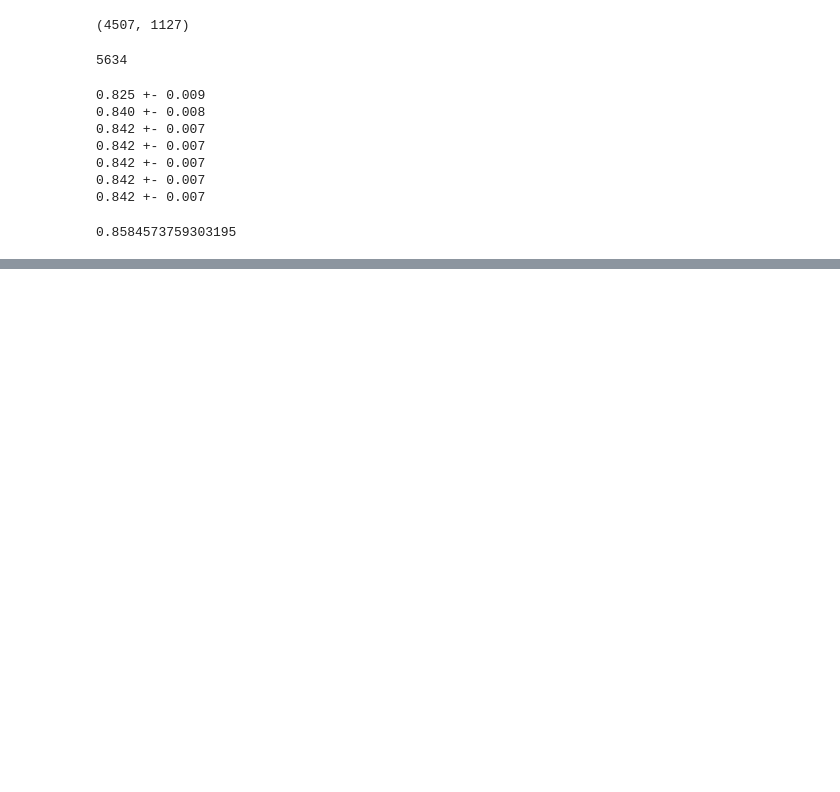
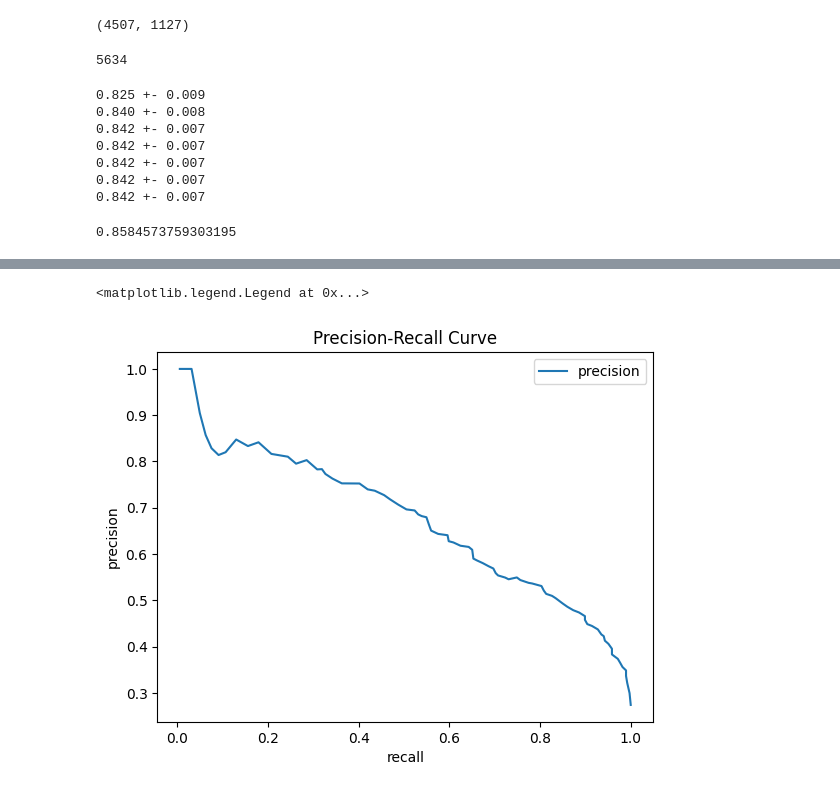
Before and after one commit to fxmidaaa/ml-homework-practice, a Jupyter notebook: homework4_evaluation_metrics/notes.ipynb, the cells around one changed output, grey strips where cells are left out. Saved outputs shown, nothing was run; the diff lists cells and outputs as text; code cells hidden in the pictures; blank space fills up the shorter version.

Commit message:
checked out the F1 score + plot the precision-recall curve.

```diff
--- a/homework4_evaluation_metrics/notes.ipynb
+++ b/homework4_evaluation_metrics/notes.ipynb
@@ -537,3 +542,8 @@ auc = roc_auc_score(y_test, y_pred)
 auc
 # %% [output]
 0.8584573759303195
+# %%
+df_scores['precision'] = df_scores.true_positive / (df_scores.true_positive + df_scores.false_positive)
+df_scores['recall'] = df_scores.true_positive / (df_scores.true_positive + df_scores.false_negative)
+
+df_scores[::10]
@@ -539,0 +563,10 @@ auc
+# %%
+plt.plot(df_scores.recall, df_scores.precision, label='precision')
+plt.xlabel('recall')
+plt.ylabel('precision')
+
+plt.title('Precision-Recall Curve')
+plt.legend()
+# %% [output]
+<matplotlib.legend.Legend at 0x...>
+[figure, added]
```
Also changed, not shown: parts of 10 cells of this notebook.
